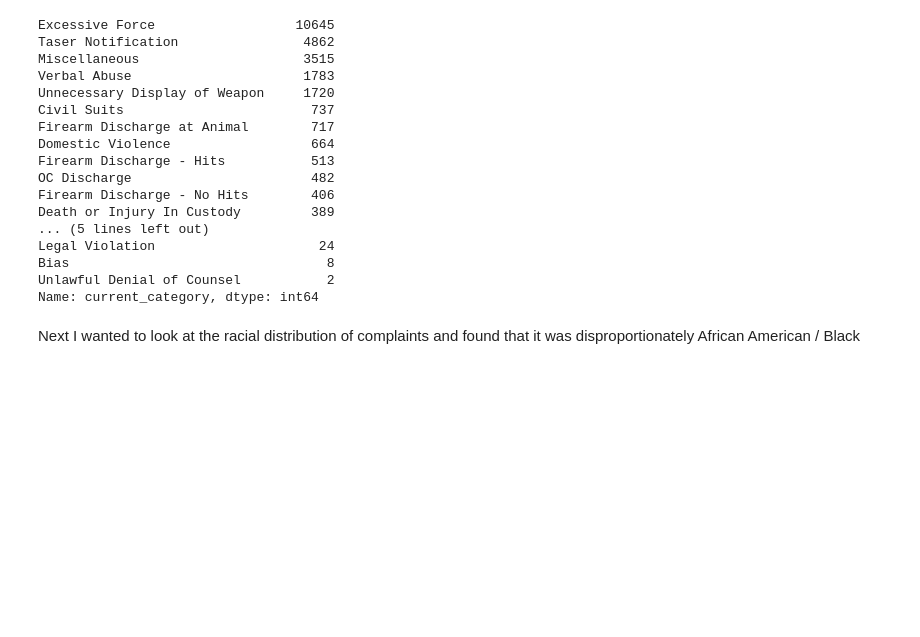
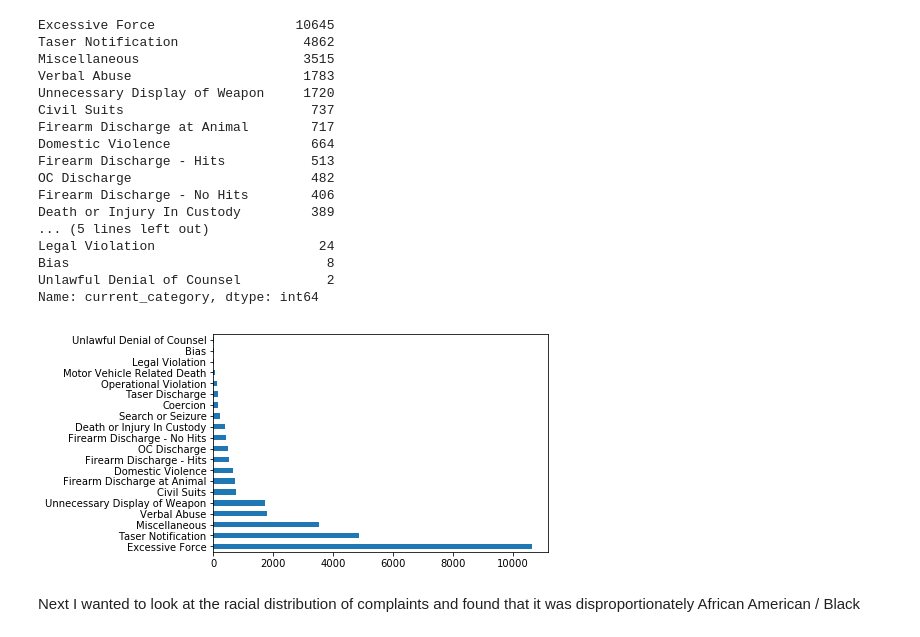
Before and after one commit to changuage/policecomplaints, a Jupyter notebook: Develop/notebooks/Data Pull and EDA.ipynb, the cells around one changed output. Drawn from its saved outputs; the diff is of its cells as text; code cells hidden in the pictures; blank space fills up the shorter version.

```diff
--- a/Develop/notebooks/Data Pull and EDA.ipynb
+++ b/Develop/notebooks/Data Pull and EDA.ipynb
@@ -74,6 +74,11 @@ Legal Violation                     24
 Bias                                 8
 Unlawful Denial of Counsel           2
 Name: current_category, dtype: int64
+# %%
+complaints['current_category'].value_counts()[:20].plot(kind='barh')
+plt.show()
+# %% [output]
+[figure, added]
 # %% [markdown]
 Next I wanted to look at the racial distribution of complaints and found that it was disproportionately African American / Black
 # %%
```
Also changed, not shown: parts of 2 cells of this notebook.
